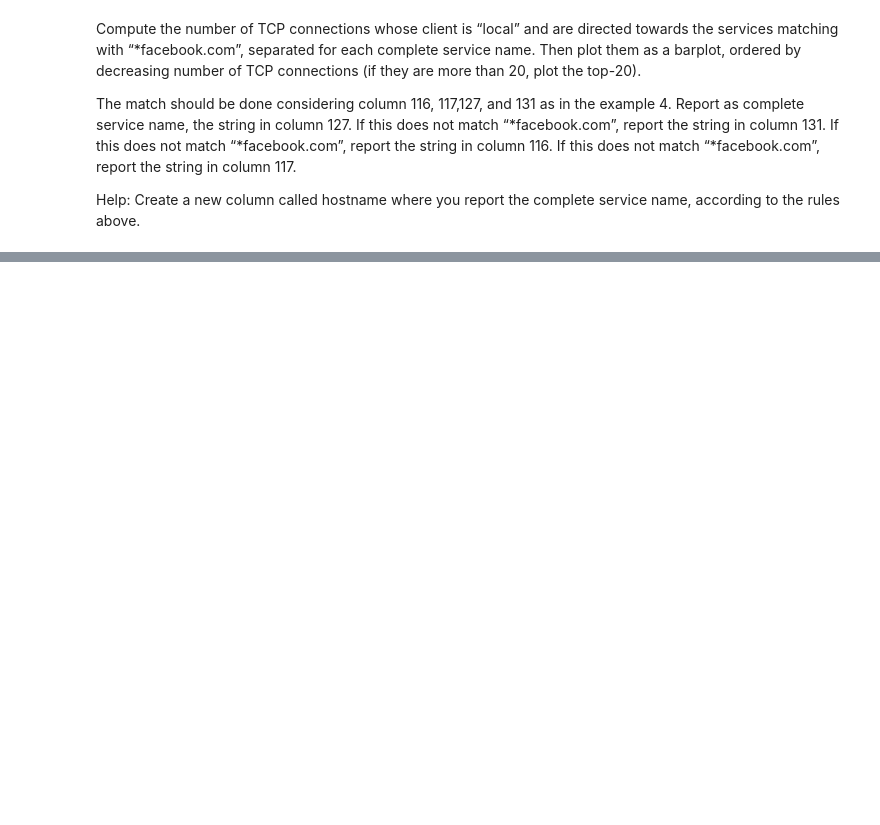
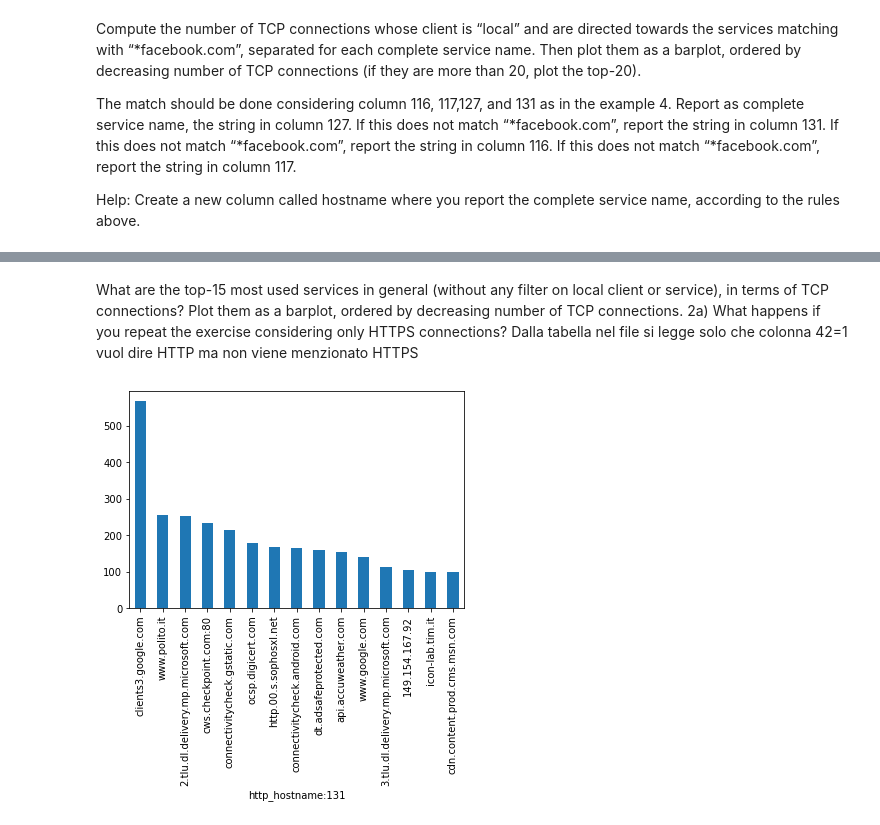
Before and after one commit to AlessioFerra/NML_Group4, a Jupyter notebook: Lab04.ipynb, the cells around one changed output, grey strips where cells are left out. Cells and saved outputs as stored; diff of their text form; code cells hidden in the pictures; blank space fills up the shorter version.

```diff
--- a/Lab04.ipynb
+++ b/Lab04.ipynb
@@ -85,0 +116,13 @@ dtype: int64
+# %% [markdown]
+What are the top-15 most used services in general (without any filter on local client or service), in terms
+of TCP connections? Plot them as a barplot, ordered by decreasing number of TCP connections.
+2a) What happens if you repeat the exercise considering only HTTPS connections?
+Dalla tabella nel file si legge solo che colonna 42=1 vuol dire HTTP ma non viene menzionato HTTPS
+# %%
+# 15 most used services for HTTP connections
+# Group and plot
+dataf_HTTP = dataf[(dataf['con_t:42']==1)].groupby(['http_hostname:131']).size()
+# fb_service
+barplot = dataf_HTTP.sort_values(ascending=False).head(15).plot(kind='bar')
+# %% [output]
+[figure, added]
```
Also changed, not shown: parts of 8 cells of this notebook.
